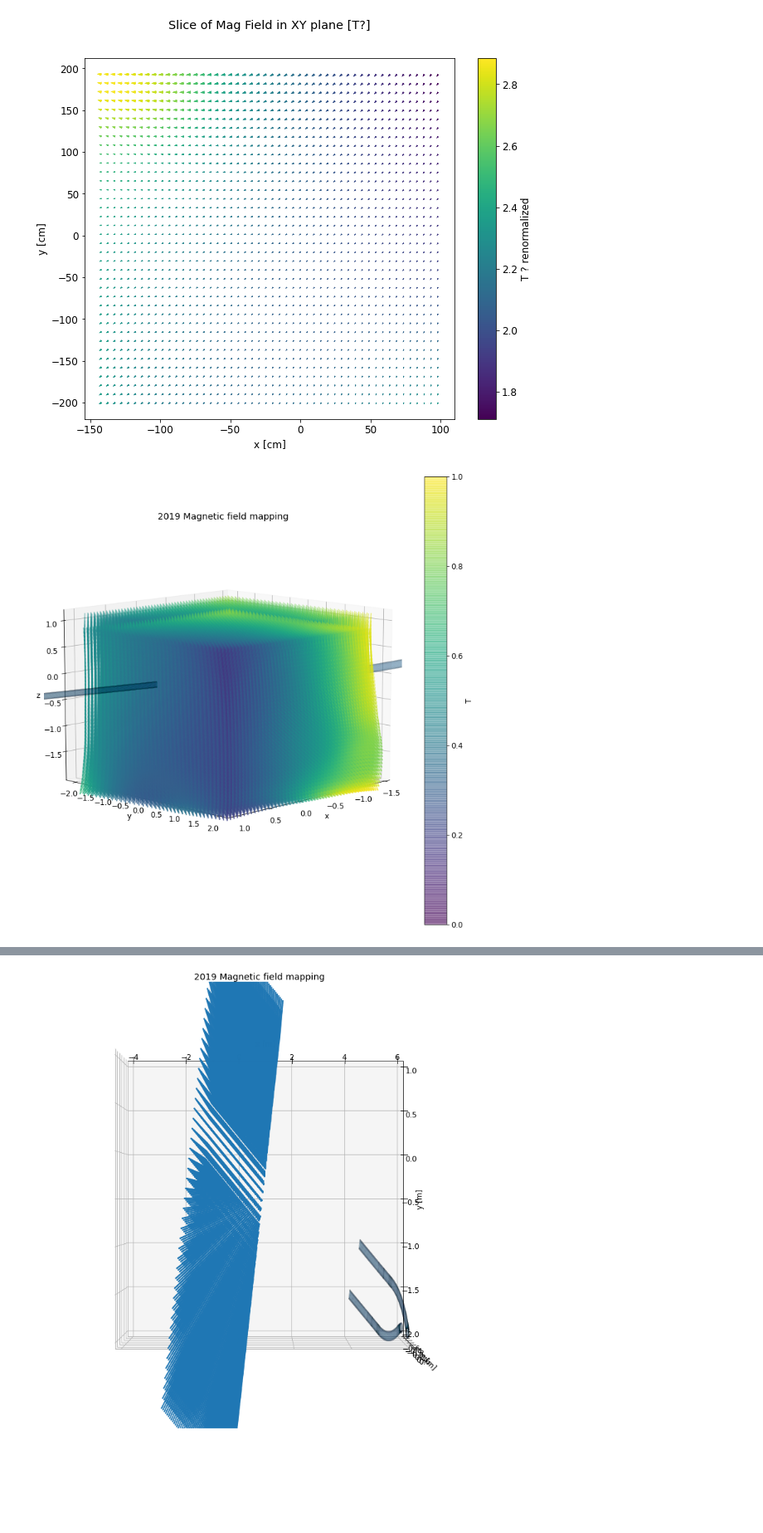
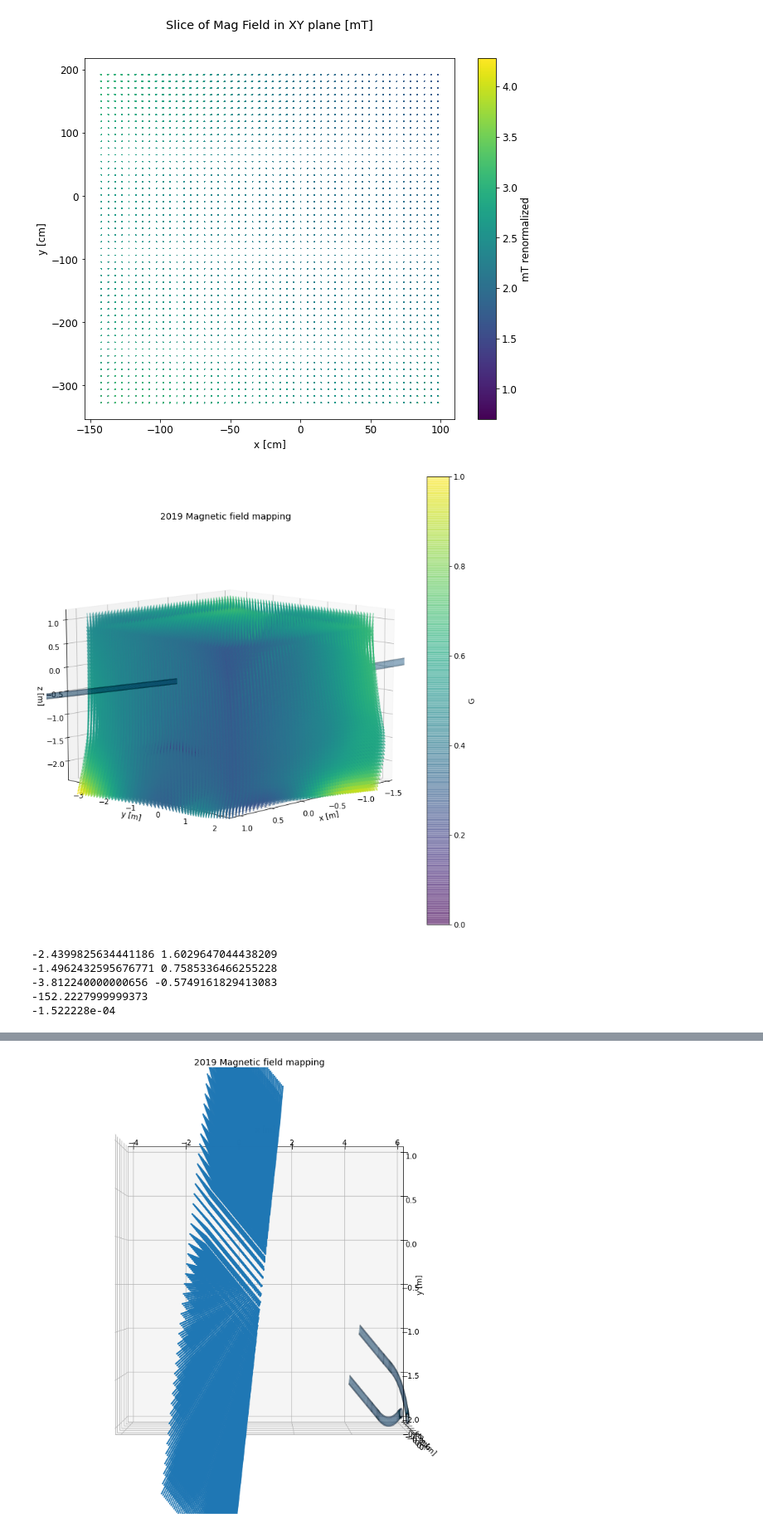
Before and after one commit to eklem1/MesonMagMapping, a Jupyter notebook: MagneticMappingPrevWork/MagMapping-export_TH/MagFieldTesting.ipynb, the cells around one changed output, grey strips where cells are left out. Shown at 83% size. Saved outputs shown, nothing was run; the diff lists cells and outputs as text; code cells hidden in the pictures; blank space fills up the shorter version.

```diff
--- a/MagneticMappingPrevWork/MagMapping-export_TH/MagFieldTesting.ipynb
+++ b/MagneticMappingPrevWork/MagMapping-export_TH/MagFieldTesting.ipynb
@@ -19,16 +18,17 @@ def returnVals(data, xrange, yrange, zrange):
     By=data[5]
     Bz=data[6]
 
-#     if isinstance(xrange, list):
-#         xbounds = np.where((x >= xrange[0]) & (x <= xrange[1]))
-#     else:
-#         xbounds = np.ndindex(*x.shape)
+    if isinstance(xrange, list):
+        xbounds = np.where((x >= xrange[0]) & (x <= xrange[1]))
 
-    xbounds = np.where((x >= xrange[0]) & (x <= xrange[1]))
-    ybounds = np.where((y >= yrange[0]) & (y <= yrange[1]))
-    zbounds = np.where((z >= zrange[0]) & (z <= zrange[1]))
+        xbounds = np.where((x >= xrange[0]) & (x <= xrange[1]))
+        ybounds = np.where((y >= yrange[0]) & (y <= yrange[1]))
+        zbounds = np.where((z >= zrange[0]) & (z <= zrange[1]))
 
-    allIn = [i for i in xbounds[0] if (i in ybounds[0]) & (i in zbounds[0])]
+        allIn = [i for i in xbounds[0] if (i in ybounds[0]) & (i in zbounds[0])]
+
+    else:
+        allIn = True
 
     return x[allIn], y[allIn], z[allIn], Bx[allIn], By[allIn], Bz[allIn]
 # %%
@@ -85,8 +94,11 @@ plt.show()
 # %%
 plt.rcParams['font.size'] = '12'
 # print(returnVals(BField_data, [0, 150], [-1, 10], [-.5, .5]))
-x,y,z,Bx,By,Bz = returnVals(BField_data, [-200, 200], [-200, 200], [-120, -90])
+# x,y,z,Bx,By,Bz = returnVals(BField_data, [-200, 200], [-200, 200], [-120, -90])
 
+x,y,z,Bx,By,Bz = returnVals(BField_data, 'no', [-200, -100], [300, 700])
+
+# print(x,y,z,Bx,By,Bz)
 # x = df_BField_data['x']
 # y = df_BField_data['y']
 # z = df_BField_data['z']
@@ -95,13 +107,13 @@ x,y,z,Bx,By,Bz = returnVals(BField_data, [-200, 200], [-200, 200], [-120, -90])
 # Bz = df_BField_data['B_z']
 
 fig1, ax1 = plt.subplots(figsize=(10, 8))
-ax1.set_title('Slice of Mag Field in XY plane [mT]' ,pad=35)
+ax1.set_title('Slice of Mag Field in XY plane [0.1mT]' ,pad=35)
 
 M = np.sqrt(Bx**2+By**2+Bz**2)
 # print(M)
 Q = ax1.quiver(x, y, Bx,By, M, units='width')
 
-cbar = fig1.colorbar(Q, label="mT renormalized")
+cbar = fig1.colorbar(Q, label="0.1mT renormalized")
 ax1.set_xlabel("x [cm]")
 ax1.set_ylabel("y [cm]")
 
@@ -110,7 +122,7 @@ ax1.set_ylabel("y [cm]")
 
 plt.show()
 # %% [output]
-[figure, old version]
+[figure, new version]
 # %%
 ###### plt.rcParams['font.size'] = '22'
 fig = plt.figure(figsize=(10, 10))
@@ -119,42 +131,42 @@ axes = mplot3d.Axes3D(fig)
 # axes.set_title("Electric Field for bias of 800 V", pad=-10)
 plt.title("2019 Magnetic field mapping", pad=-10)
 
-x,y,z,Bx,By,Bz = returnVals(BField_data, [-200, 200], [-200, 200], [-200, 200], )
+x,y,z,Bx,By,Bz = returnVals(BField_data, 'no', [-200, 200], [-200, 200], )
 c = np.sqrt(Bx**2+By**2+Bz**2)
 
 # """
 # Flatten and normalize
 c = (c.ravel() - c.min()) / c.ptp()
 # Repeat for each body line and two head lines
 c = np.concatenate((c, np.repeat(c, 2)))
 # """
 # Colormap
 # # c = plt.cm.viridis(c)
 # Q = axes.quiver(x/100,y/100,z/100,Bx,By,Bz, length=.4, alpha=0.5)
 
 c = plt.cm.viridis(c)
 Q = axes.quiver(x/100,y/100,z/100,Bx,By,Bz, colors=c, length=.4, normalize=True, alpha=0.5)
-cbar = fig.colorbar(Q, label="mT")
+cbar = fig.colorbar(Q, label="G")
 
 #loads all the file I have in this folder as STLs
 STLpath = '../../PENTrackAnalysis/STLsToGraph'
 stl_array = os.listdir(STLpath)
 
 for STLfile in stl_array:
 #     print(STLfile)
     ppf.graphSTL(STLpath+'/'+STLfile, axes)
 
 axes.view_init(elev=10., azim=45)
 # axes.set_xlim(-4, 6)
 # axes.set_ylim(-2, 1)
 # axes.set_zlim(-0.6, 0.6)
 axes.set_xlabel('x [m]')
 axes.set_ylabel('y [m]')
 axes.set_zlabel('z [m]')
 
 plt.show()
 # %% [output]
-[figure, old version]
+[figure, new version]
 # %%
 from matplotlib import cm
 from matplotlib.ticker import LinearLocator, FormatStrFormatter
@@ -177,3 +191,20 @@ z_dense = df_BField_data["z"]
+# %%
+print(min(Bx_dense), max(Bx_dense))
+print(min(By_dense), max(By_dense))
+print(min(Bz_dense), max(Bz_dense))
+
+print(Bx_dense[0]*100) #uT
+Bx_dense[0] #10 mT
+
+# -0.00015222 T
+
+print("{:e}".format(Bx_dense[0]*100 / 1e6))
+# %% [output]
+-2.4399825634441186 1.6029647044438209
+-1.4962432595676771 0.7585336466255228
+-3.812240000000656 -0.5749161829413083
+-152.2227999999373
+-1.522228e-04
 # %%
 def rotate(p, origin=(0, 0), degrees=0):
     #https://stackoverflow.com/questions/34372480/rotate-point-about-another-point-in-degrees-python
```
Also changed, not shown: parts of 5 cells of this notebook, 6 other files.
